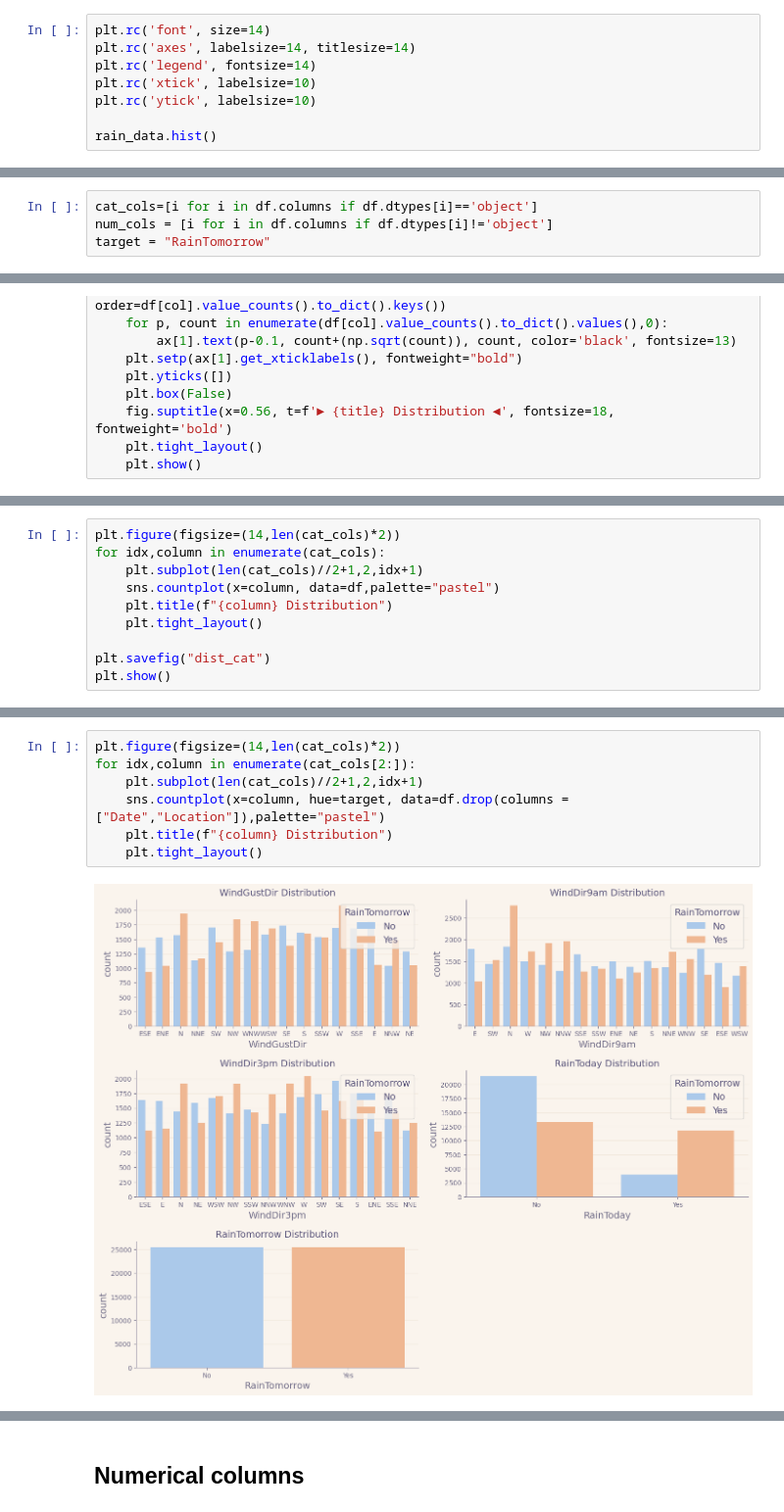
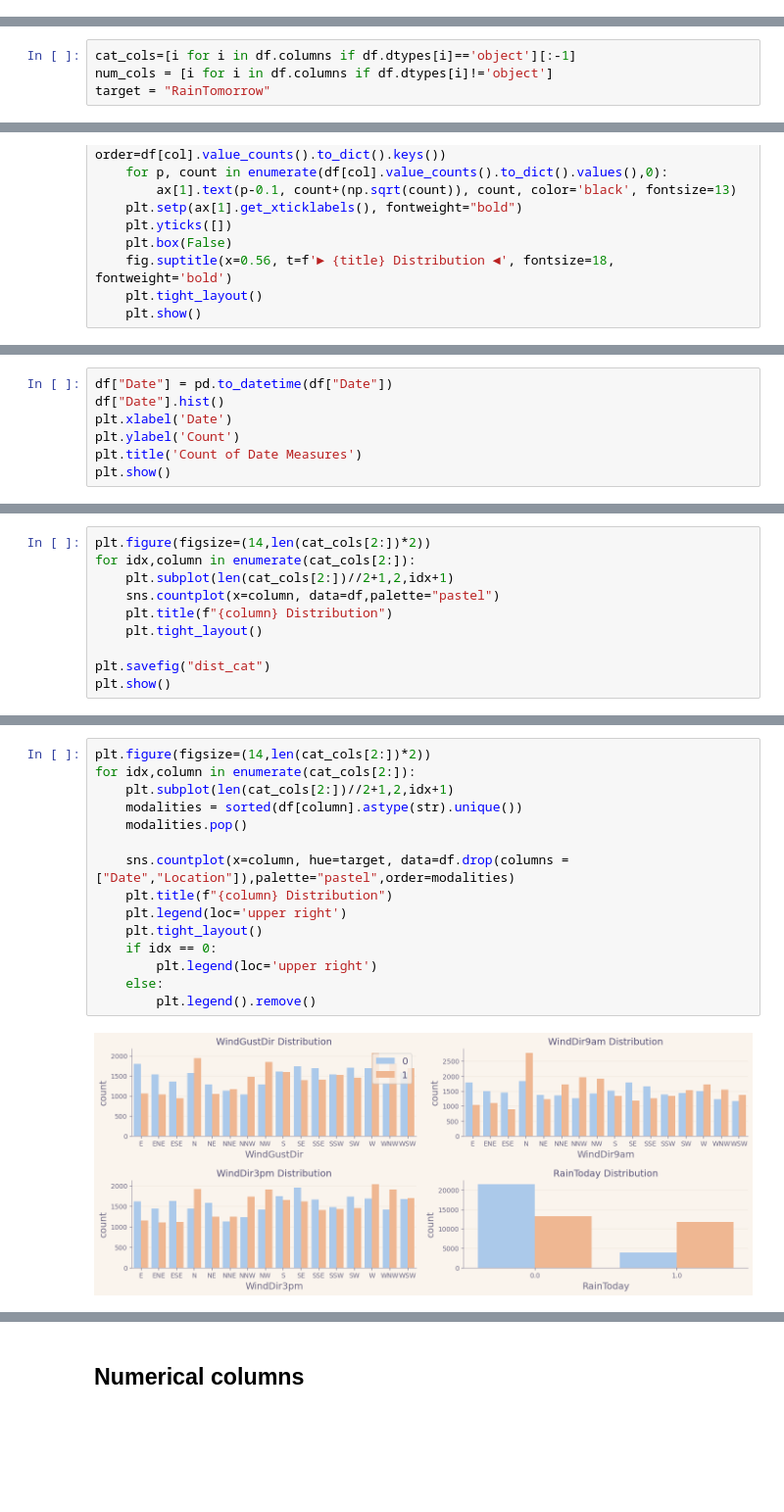
Before and after one commit to jordigb4/Rain_prediction, a Jupyter notebook: Notebook 1.ipynb, the cells around one changed output, grey strips where cells are left out. Shown at 98% size. Cells and saved outputs as stored; diff of their text form; blank space fills up the shorter version.

```diff
--- a/Notebook 1.ipynb
+++ b/Notebook 1.ipynb
@@ -171,11 +178,3 @@ Location          0.00
 RainTomorrow      0.00
 dtype: float64
 **********************************************************************
-# %%
-plt.rc('font', size=14)
-plt.rc('axes', labelsize=14, titlesize=14)
-plt.rc('legend', fontsize=14)
-plt.rc('xtick', labelsize=10)
-plt.rc('ytick', labelsize=10)
-
-rain_data.hist()
@@ -200,4 +181,4 @@ array([[<AxesSubplot: title={'center': 'MinTemp'}>,
 # %%
-cat_cols=[i for i in df.columns if df.dtypes[i]=='object']
+cat_cols=[i for i in df.columns if df.dtypes[i]=='object'][:-1]
 num_cols = [i for i in df.columns if df.dtypes[i]!='object']
 target = "RainTomorrow"
@@ -239,0 +223,7 @@ plot_target(df,
+# %%
+df["Date"] = pd.to_datetime(df["Date"])
+df["Date"].hist()
+plt.xlabel('Date')
+plt.ylabel('Count')
+plt.title('Count of Date Measures')
+plt.show()
@@ -240,7 +263,7 @@ plot_target(df,
 # %%
-plt.figure(figsize=(14,len(cat_cols)*2))
-for idx,column in enumerate(cat_cols):
-    plt.subplot(len(cat_cols)//2+1,2,idx+1)
+plt.figure(figsize=(14,len(cat_cols[2:])*2))
+for idx,column in enumerate(cat_cols[2:]):
+    plt.subplot(len(cat_cols[2:])//2+1,2,idx+1)
     sns.countplot(x=column, data=df,palette="pastel")
     plt.title(f"{column} Distribution")
     plt.tight_layout()
@@ -252,9 +277,17 @@ plt.show()
 # %%
-plt.figure(figsize=(14,len(cat_cols)*2))
+plt.figure(figsize=(14,len(cat_cols[2:])*2))
 for idx,column in enumerate(cat_cols[2:]):
-    plt.subplot(len(cat_cols)//2+1,2,idx+1)
-    sns.countplot(x=column, hue=target, data=df.drop(columns = ["Date","Location"]),palette="pastel")
+    plt.subplot(len(cat_cols[2:])//2+1,2,idx+1)
+    modalities = sorted(df[column].astype(str).unique())
+    modalities.pop()
+
+    sns.countplot(x=column, hue=target, data=df.drop(columns = ["Date","Location"]),palette="pastel",order=modalities)
     plt.title(f"{column} Distribution")
+    plt.legend(loc='upper right')
     plt.tight_layout()
+    if idx == 0:
+        plt.legend(loc='upper right')
+    else:
+        plt.legend().remove()
 # %% [output]
-[figure, old version]
+[figure, new version]
```
Also changed, not shown: parts of 30 cells of this notebook, 3 other files.
